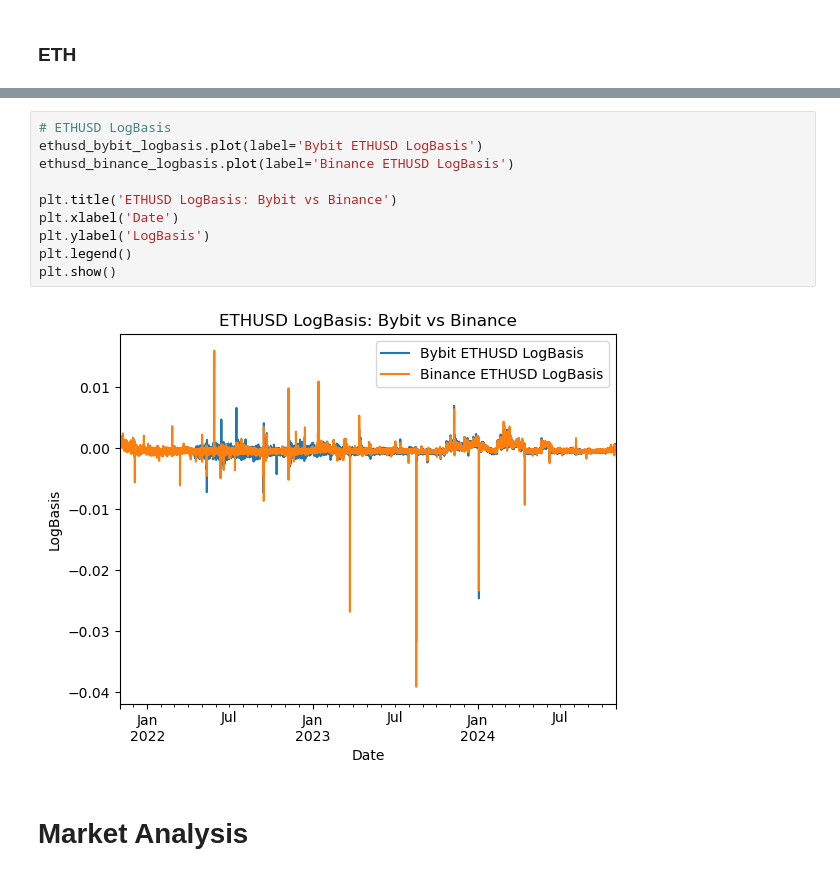
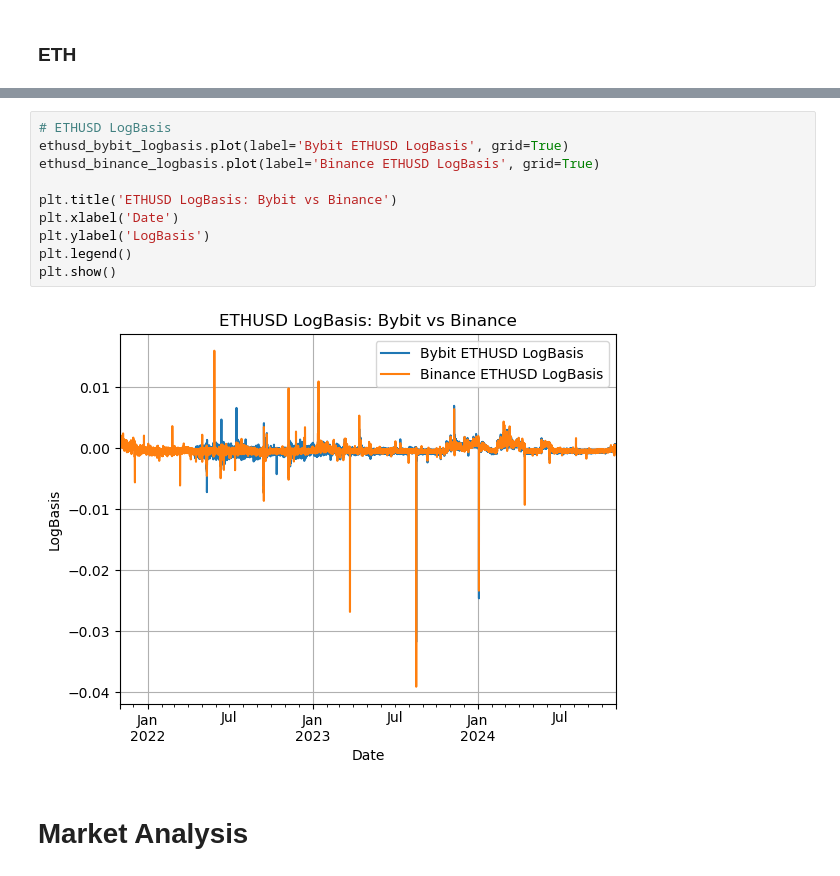
Before and after one commit to karuu6/futures_basis, a Jupyter notebook: Main_Code_New.ipynb, the cells around one changed output, grey strips where cells are left out. Cells and saved outputs as stored; diff of their text form.

```diff
--- a/Main_Code_New.ipynb
+++ b/Main_Code_New.ipynb
@@ -179,15 +179,15 @@ plt.show()
 # %%
 # ETHUSD LogBasis
-ethusd_bybit_logbasis.plot(label='Bybit ETHUSD LogBasis')
-ethusd_binance_logbasis.plot(label='Binance ETHUSD LogBasis')
+ethusd_bybit_logbasis.plot(label='Bybit ETHUSD LogBasis', grid=True)
+ethusd_binance_logbasis.plot(label='Binance ETHUSD LogBasis', grid=True)
 
 plt.title('ETHUSD LogBasis: Bybit vs Binance')
 plt.xlabel('Date')
 plt.ylabel('LogBasis')
 plt.legend()
 plt.show()
 # %% [output]
-[figure, old version]
+[figure, new version]
 # %% [markdown]
 # Market Analysis
 # %%
```
Also changed, not shown: parts of 6 cells of this notebook.
